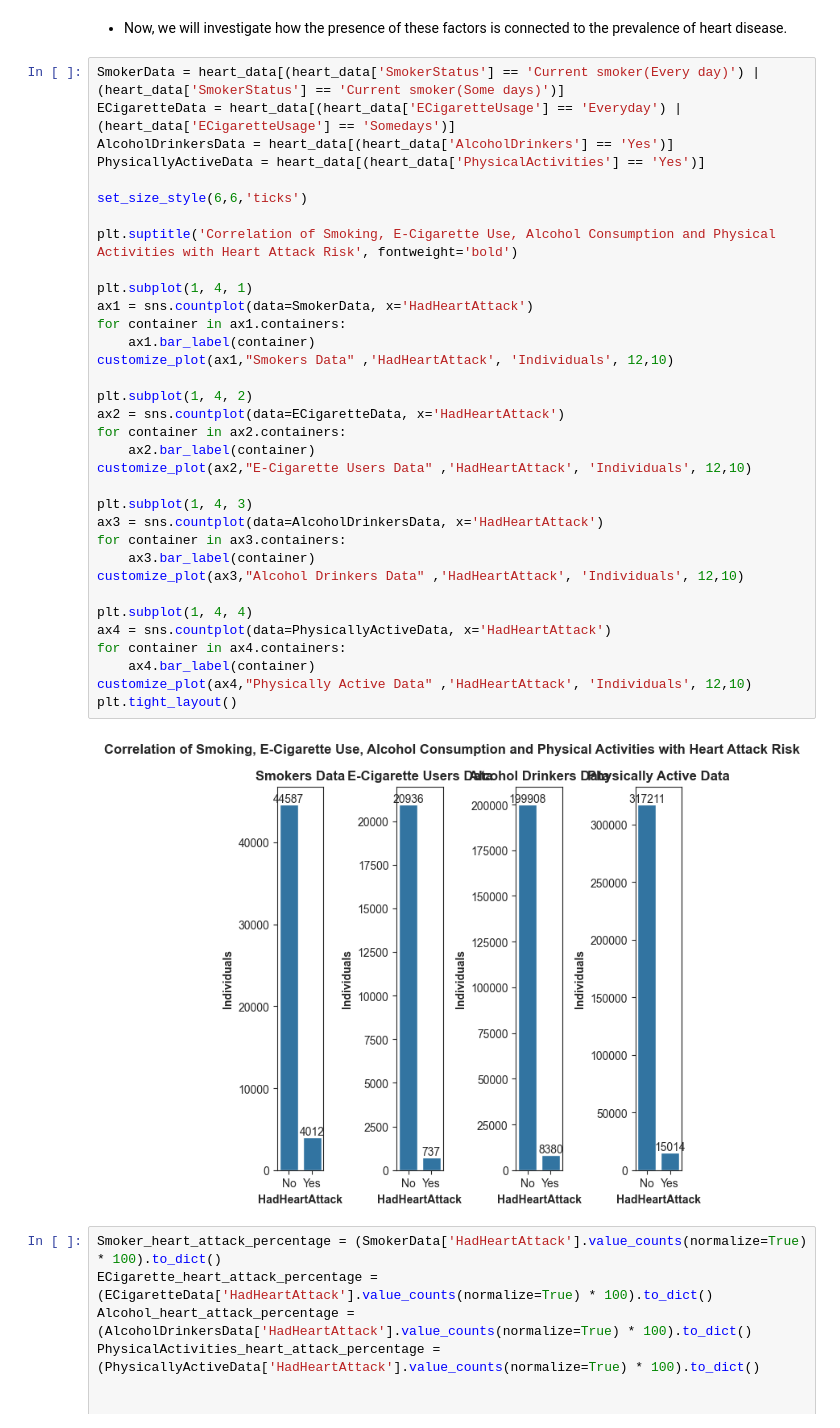
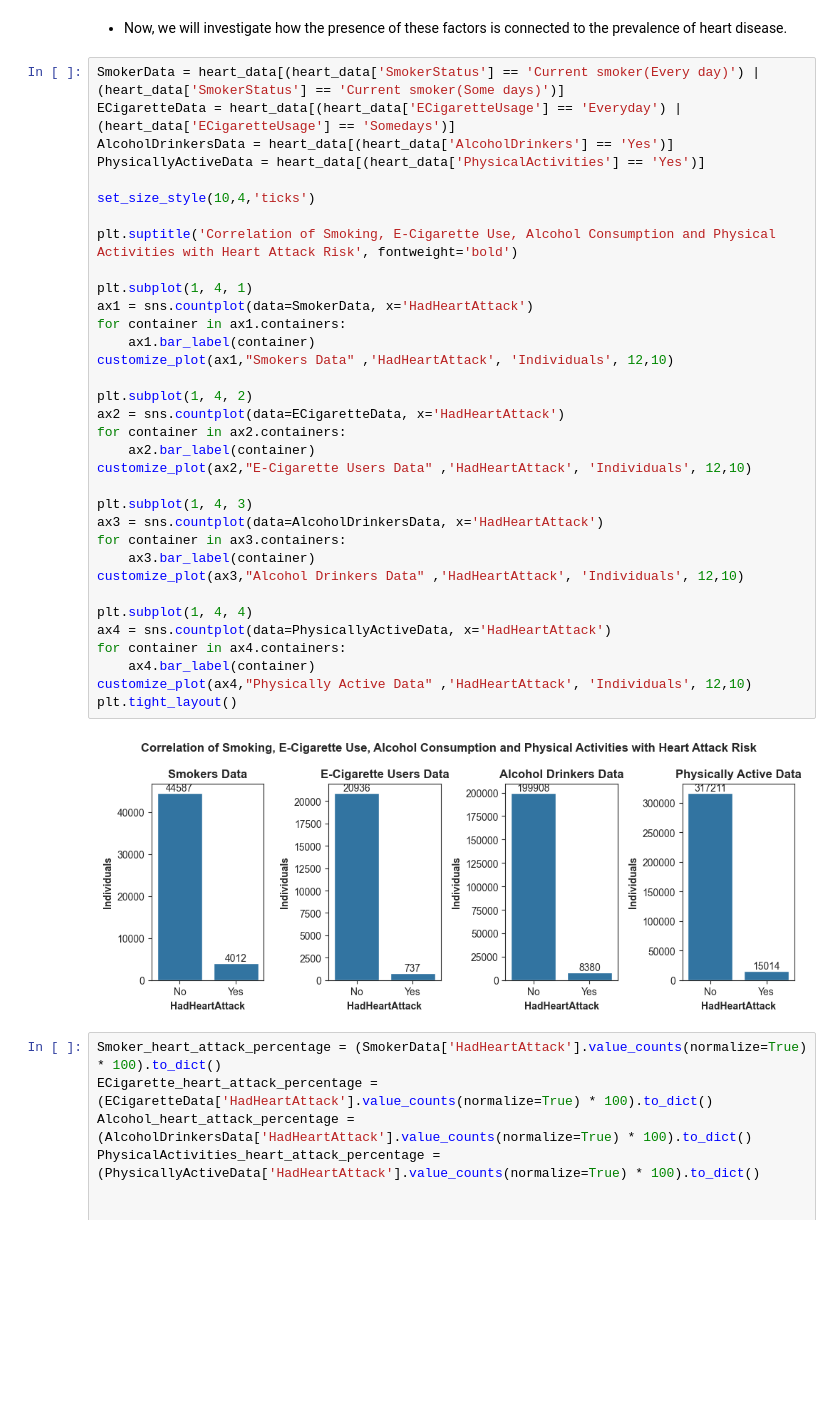
Before and after one commit to ali-bin-kashif/heart-disease-healthcare-data-analysis, a Jupyter notebook: heart_indicator_data_analysis.ipynb, the cells around one changed output. Saved outputs shown, nothing was run; the diff lists cells and outputs as text; blank space fills up the shorter version.

```diff
--- a/heart_indicator_data_analysis.ipynb
+++ b/heart_indicator_data_analysis.ipynb
@@ -1222,36 +1222,36 @@ ECigaretteData = heart_data[(heart_data['ECigaretteUsage'] == 'Everyday') | (hea
 AlcoholDrinkersData = heart_data[(heart_data['AlcoholDrinkers'] == 'Yes')]
 PhysicallyActiveData = heart_data[(heart_data['PhysicalActivities'] == 'Yes')]
 
-set_size_style(6,6,'ticks')
+set_size_style(10,4,'ticks')
 
 plt.suptitle('Correlation of Smoking, E-Cigarette Use, Alcohol Consumption and Physical Activities with Heart Attack Risk', fontweight='bold')
 
 plt.subplot(1, 4, 1)
 ax1 = sns.countplot(data=SmokerData, x='HadHeartAttack')
 for container in ax1.containers:
     ax1.bar_label(container)
 customize_plot(ax1,"Smokers Data" ,'HadHeartAttack', 'Individuals', 12,10)
 
 plt.subplot(1, 4, 2)
 ax2 = sns.countplot(data=ECigaretteData, x='HadHeartAttack')
 for container in ax2.containers:
     ax2.bar_label(container)
 customize_plot(ax2,"E-Cigarette Users Data" ,'HadHeartAttack', 'Individuals', 12,10)
 
 plt.subplot(1, 4, 3)
 ax3 = sns.countplot(data=AlcoholDrinkersData, x='HadHeartAttack')
 for container in ax3.containers:
     ax3.bar_label(container)
 customize_plot(ax3,"Alcohol Drinkers Data" ,'HadHeartAttack', 'Individuals', 12,10)
 
 plt.subplot(1, 4, 4)
 ax4 = sns.countplot(data=PhysicallyActiveData, x='HadHeartAttack')
 for container in ax4.containers:
     ax4.bar_label(container)
 customize_plot(ax4,"Physically Active Data" ,'HadHeartAttack', 'Individuals', 12,10)
 plt.tight_layout()
 # %% [output]
-[figure, old version]
+[figure, new version]
 # %%
 Smoker_heart_attack_percentage = (SmokerData['HadHeartAttack'].value_counts(normalize=True) * 100).to_dict()
 ECigarette_heart_attack_percentage = (ECigaretteData['HadHeartAttack'].value_counts(normalize=True) * 100).to_dict()
```
